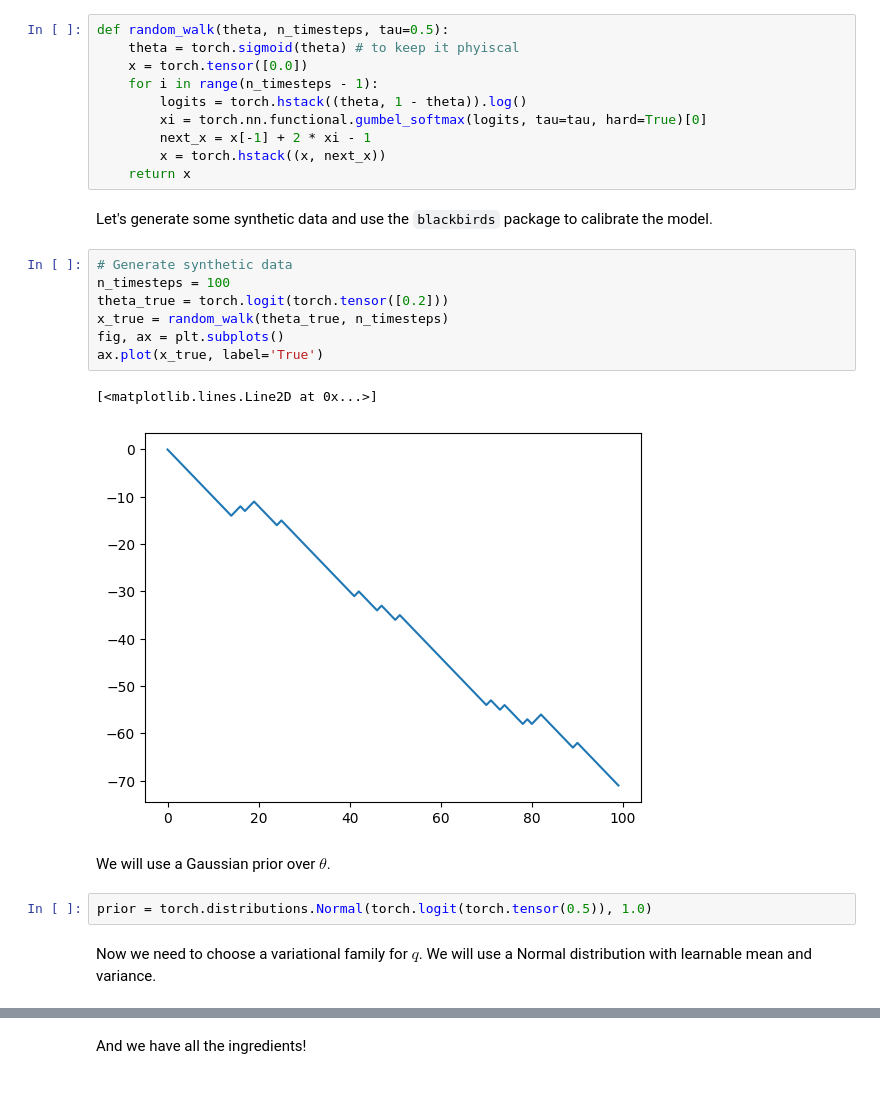
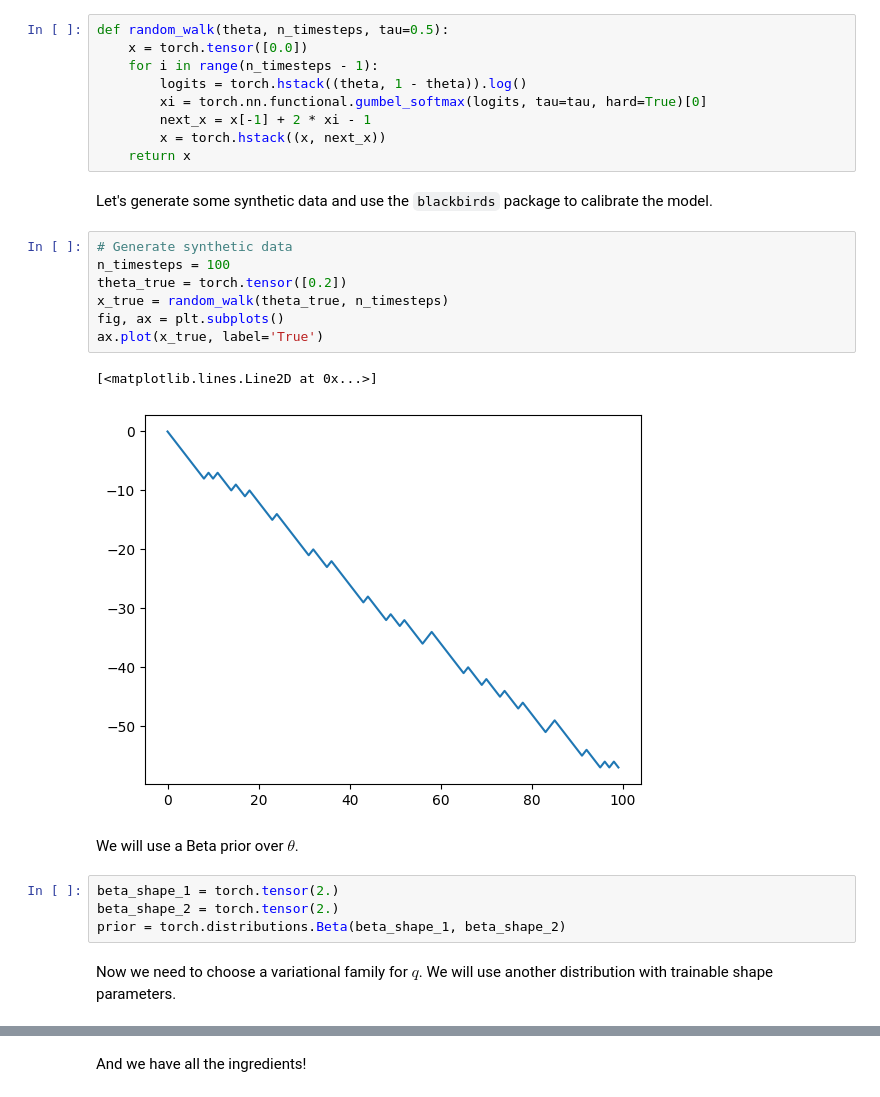
Before and after one commit to LargeAgentCollider/icaif_tutorial, a Jupyter notebook: notebooks/04-variational-inference.ipynb, the cells around one changed output, grey strips where cells are left out. Drawn from its saved outputs; the diff is of its cells as text.

```diff
--- a/notebooks/04-variational-inference.ipynb
+++ b/notebooks/04-variational-inference.ipynb
@@ -33,6 +33,5 @@ In the previous tutorial we implemented a differentiable Random Walk model. We n
 # %%
 def random_walk(theta, n_timesteps, tau=0.5):
-    theta = torch.sigmoid(theta) # to keep it phyiscal
     x = torch.tensor([0.0])
     for i in range(n_timesteps - 1):
         logits = torch.hstack((theta, 1 - theta)).log()
@@ -45,17 +44,19 @@ Let's generate some synthetic data and use the `blackbirds` package to calibrate
 # %%
 # Generate synthetic data
 n_timesteps = 100
-theta_true = torch.logit(torch.tensor([0.2]))
+theta_true = torch.tensor([0.2])
 x_true = random_walk(theta_true, n_timesteps)
 fig, ax = plt.subplots()
 ax.plot(x_true, label='True')
 # %% [output]
 [<matplotlib.lines.Line2D at 0x...>]
-[figure, old version]
+[figure, new version]
 # %% [markdown]
-We will use a Gaussian prior over $\theta$.
+We will use a Beta prior over $\theta$.
 # %%
-prior = torch.distributions.Normal(torch.logit(torch.tensor(0.5)), 1.0)
+beta_shape_1 = torch.tensor(2.)
+beta_shape_2 = torch.tensor(2.)
+prior = torch.distributions.Beta(beta_shape_1, beta_shape_2)
 # %% [markdown]
-Now we need to choose a variational family for $q$. We will use a Normal distribution with learnable mean and variance.
+Now we need to choose a variational family for $q$. We will use another distribution with trainable shape parameters.
 # %%
```
Also changed, not shown: parts of 37 cells of this notebook.
